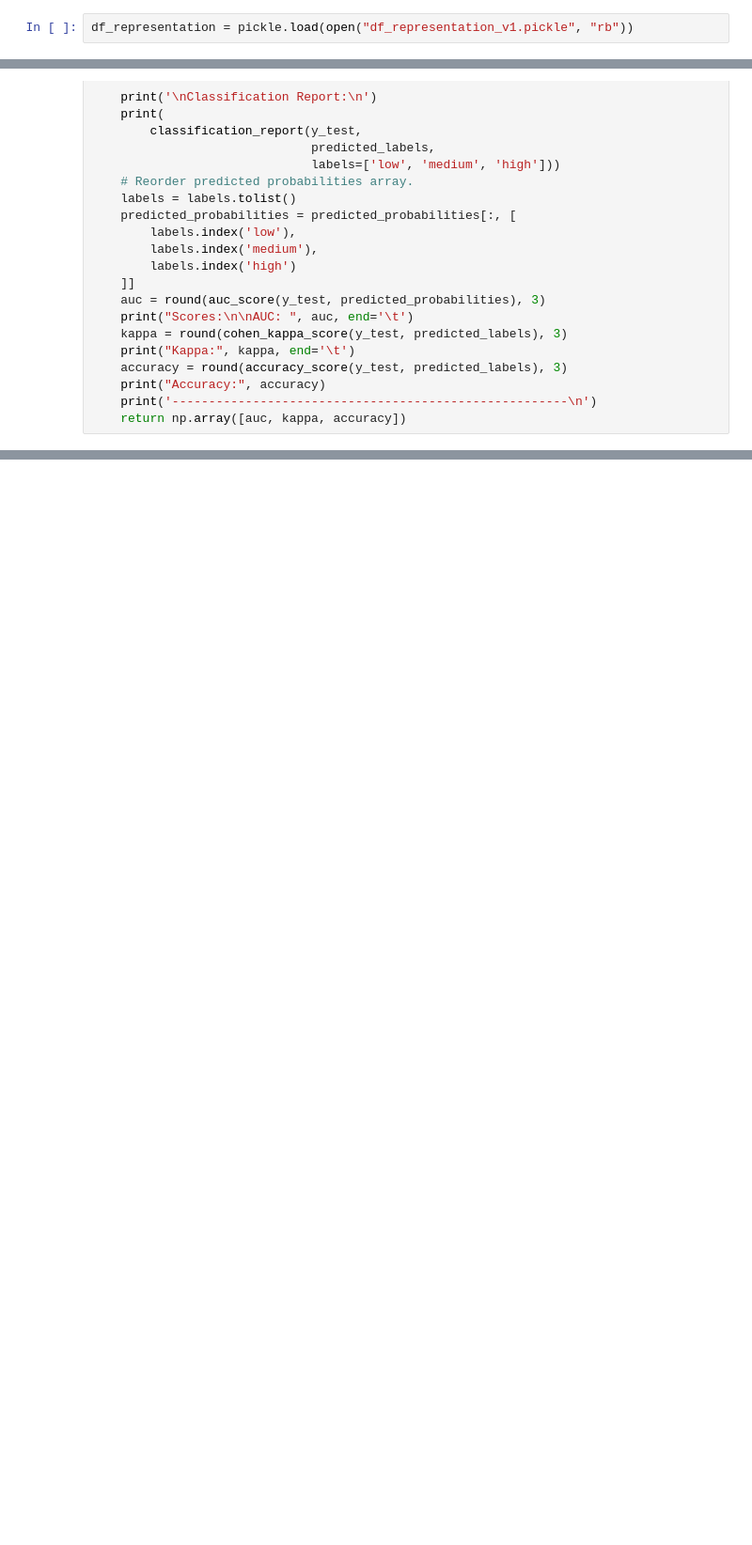
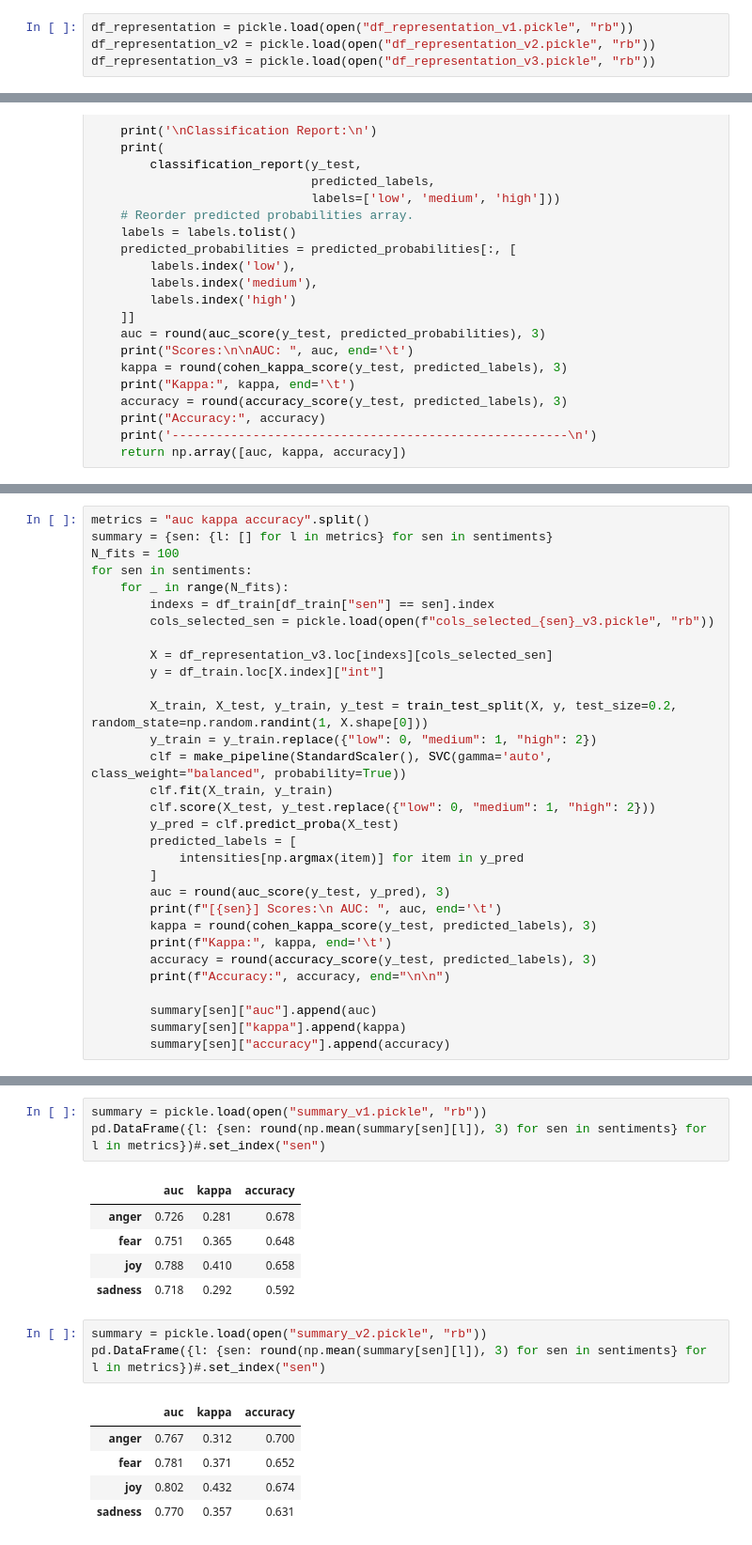
Before and after one commit to furrutiav/NLP-Competition-1, a Jupyter notebook: 03 Evaluacion.ipynb, the cells around one changed output, grey strips where cells are left out. Shown: that part at 94% size. Saved outputs shown, nothing was run; the diff lists cells and outputs as text; blank space fills up the shorter version.

```diff
--- a/03 Evaluacion.ipynb
+++ b/03 Evaluacion.ipynb
@@ -65,6 +65,8 @@ summary_baseline = pd.DataFrame({
 df_train = pickle.load(open("df_train.pickle", "rb"))
 # %%
 df_representation = pickle.load(open("df_representation_v1.pickle", "rb"))
+df_representation_v2 = pickle.load(open("df_representation_v2.pickle", "rb"))
+df_representation_v3 = pickle.load(open("df_representation_v3.pickle", "rb"))
 # %%
 partition_attrib = {
     type_attrib: [c for c in df_representation.columns if type_attrib+"<&>" in c]
@@ -194,0 +130,31 @@ summary_baseline
+# %%
+metrics = "auc kappa accuracy".split()
+summary = {sen: {l: [] for l in metrics} for sen in sentiments}
+N_fits = 100
+for sen in sentiments:
+    for _ in range(N_fits):
+        indexs = df_train[df_train["sen"] == sen].index
+        cols_selected_sen = pickle.load(open(f"cols_selected_{sen}_v3.pickle", "rb"))
+
+        X = df_representation_v3.loc[indexs][cols_selected_sen]
+        y = df_train.loc[X.index]["int"]
+
+        X_train, X_test, y_train, y_test = train_test_split(X, y, test_size=0.2, random_state=np.random.randint(1, X.shape[0]))
+        y_train = y_train.replace({"low": 0, "medium": 1, "high": 2})
+        clf = make_pipeline(StandardScaler(), SVC(gamma='auto', class_weight="balanced", probability=True))
+        clf.fit(X_train, y_train)
+        clf.score(X_test, y_test.replace({"low": 0, "medium": 1, "high": 2}))
+        y_pred = clf.predict_proba(X_test)
+        predicted_labels = [
+            intensities[np.argmax(item)] for item in y_pred
+        ]
+        auc = round(auc_score(y_test, y_pred), 3)
+        print(f"[{sen}] Scores:\n AUC: ", auc, end='\t')
+        kappa = round(cohen_kappa_score(y_test, predicted_labels), 3)
+        print(f"Kappa:", kappa, end='\t')
+        accuracy = round(accuracy_score(y_test, predicted_labels), 3)
+        print(f"Accuracy:", accuracy, end="\n\n")
+
+        summary[sen]["auc"].append(auc)
+        summary[sen]["kappa"].append(kappa)
+        summary[sen]["accuracy"].append(accuracy)
@@ -194,0 +181,18 @@ summary_baseline
+# %%
+summary = pickle.load(open("summary_v1.pickle", "rb"))
+pd.DataFrame({l: {sen: round(np.mean(summary[sen][l]), 3) for sen in sentiments} for l in metrics})#.set_index("sen")
+# %% [output]
+|  | auc | kappa | accuracy |
+| anger | 0.726 | 0.281 | 0.678 |
+| fear | 0.751 | 0.365 | 0.648 |
+| joy | 0.788 | 0.410 | 0.658 |
+| sadness | 0.718 | 0.292 | 0.592 |
+# %%
+summary = pickle.load(open("summary_v2.pickle", "rb"))
+pd.DataFrame({l: {sen: round(np.mean(summary[sen][l]), 3) for sen in sentiments} for l in metrics})#.set_index("sen")
+# %% [output]
+|  | auc | kappa | accuracy |
+| anger | 0.767 | 0.312 | 0.700 |
+| fear | 0.781 | 0.371 | 0.652 |
+| joy | 0.802 | 0.432 | 0.674 |
+| sadness | 0.770 | 0.357 | 0.631 |
```
Also changed, not shown: parts of 9 cells of this notebook, 13 other files.
